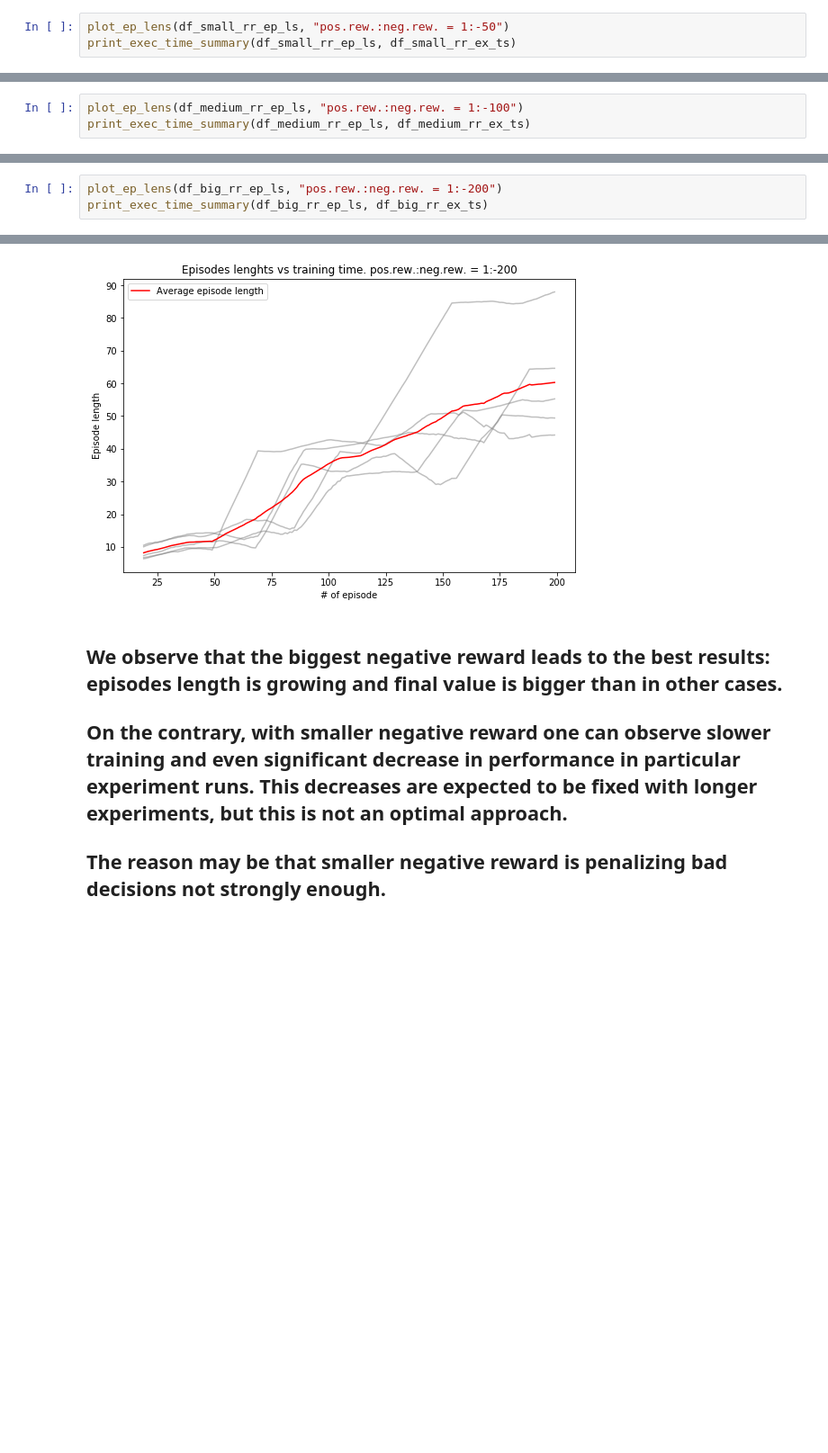
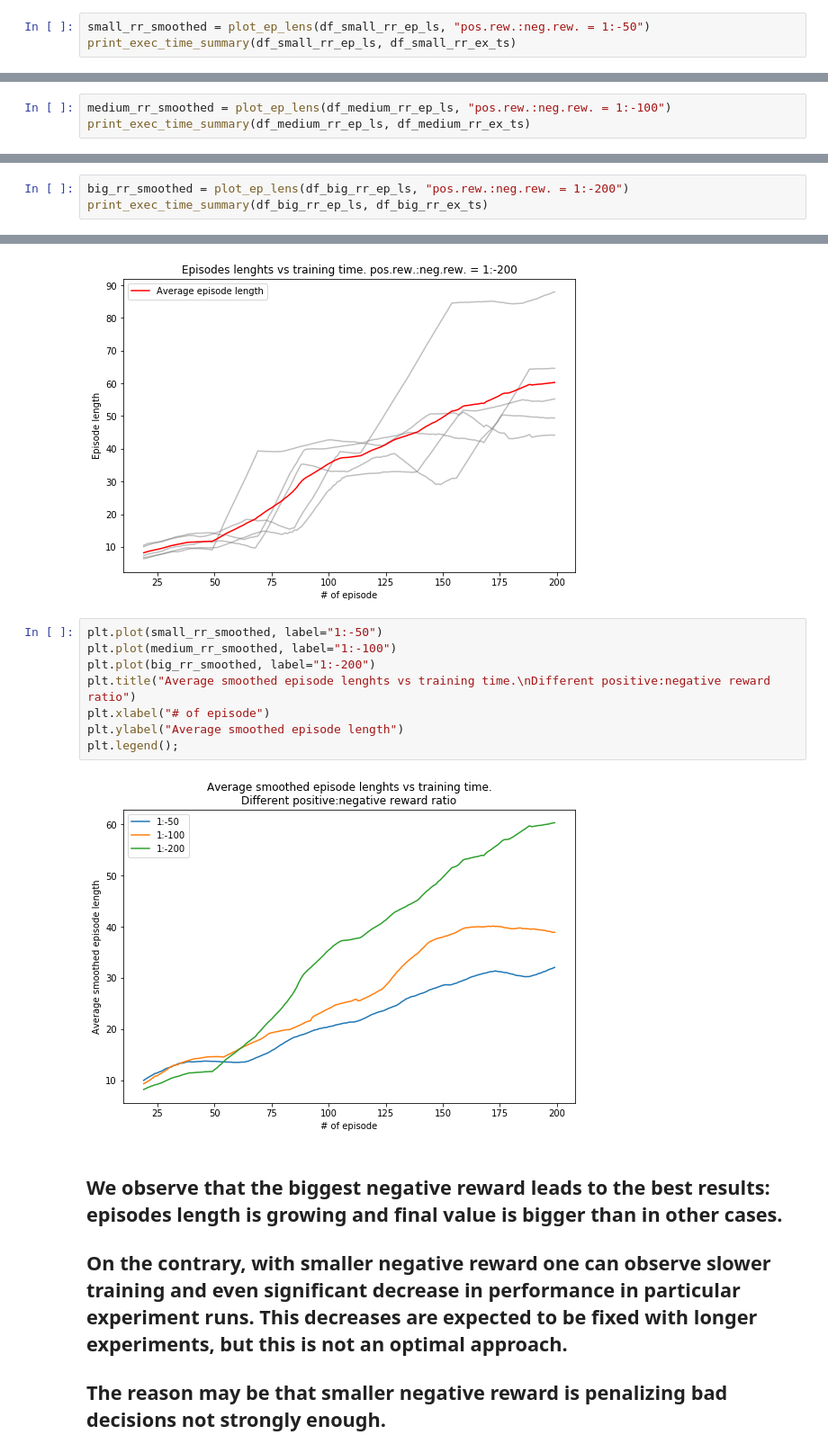
Before and after one commit to ucuapps/modelicagym, a Jupyter notebook: examples/experiments_results/Experiments results.ipynb, the cells around one changed output, grey strips where cells are left out. Shown at 90% size. Cells and saved outputs as stored; diff of their text form; blank space fills up the shorter version.

```diff
--- a/examples/experiments_results/Experiments results.ipynb
+++ b/examples/experiments_results/Experiments results.ipynb
@@ -215,7 +226,7 @@ df_big_rr_ex_ts = pd.read_csv("./experiment_5_200_10_1_85_0_0.05_1_-200_15_exec_
 ### Let's take a look at each experiment.
 ### To smooth data we will use moving average with window size 20
 # %%
-plot_ep_lens(df_small_rr_ep_ls, "pos.rew.:neg.rew. = 1:-50")
+small_rr_smoothed = plot_ep_lens(df_small_rr_ep_ls, "pos.rew.:neg.rew. = 1:-50")
 print_exec_time_summary(df_small_rr_ep_ls, df_small_rr_ex_ts)
 # %% [output]
 Last episode performance: 32.05
@@ -224,7 +235,7 @@ Mean time per simulation step: 0.114 s, std: 0.001 s
 Total execution time: 2453.926 s for 21632 steps -> 0.113 s per step
 [figure]
 # %%
-plot_ep_lens(df_medium_rr_ep_ls, "pos.rew.:neg.rew. = 1:-100")
+medium_rr_smoothed = plot_ep_lens(df_medium_rr_ep_ls, "pos.rew.:neg.rew. = 1:-100")
 print_exec_time_summary(df_medium_rr_ep_ls, df_medium_rr_ex_ts)
 # %% [output]
 Last episode performance: 38.89
@@ -233,7 +244,7 @@ Mean time per simulation step: 0.113 s, std: 0.002 s
 Total execution time: 2944.543 s for 26207 steps -> 0.112 s per step
 [figure]
 # %%
-plot_ep_lens(df_big_rr_ep_ls, "pos.rew.:neg.rew. = 1:-200")
+big_rr_smoothed = plot_ep_lens(df_big_rr_ep_ls, "pos.rew.:neg.rew. = 1:-200")
 print_exec_time_summary(df_big_rr_ep_ls, df_big_rr_ex_ts)
 # %% [output]
 Last episode performance: 60.28
@@ -241,6 +252,16 @@ Time per simulation step in each experiment: [0.11253065 0.11355688 0.11287655 0
 Mean time per simulation step: 0.113 s, std: 0.001 s
 Total execution time: 3927.198 s for 34898 steps -> 0.113 s per step
 [figure]
+# %%
+plt.plot(small_rr_smoothed, label="1:-50")
+plt.plot(medium_rr_smoothed, label="1:-100")
+plt.plot(big_rr_smoothed, label="1:-200")
+plt.title("Average smoothed episode lenghts vs training time.\nDifferent positive:negative reward ratio")
+plt.xlabel("# of episode")
+plt.ylabel("Average smoothed episode length")
+plt.legend();
+# %% [output]
+[figure, added]
 # %% [markdown]
 ## We observe that the biggest negative reward leads to the best results: episodes length is growing and final value is bigger than in other cases.
 ## On the contrary, with smaller negative reward one can observe slower training and even significant decrease in performance in particular experiment runs. This decreases are expected to be fixed with longer experiments, but this is not an optimal approach.
```
Also changed, not shown: parts of 4 cells of this notebook.
